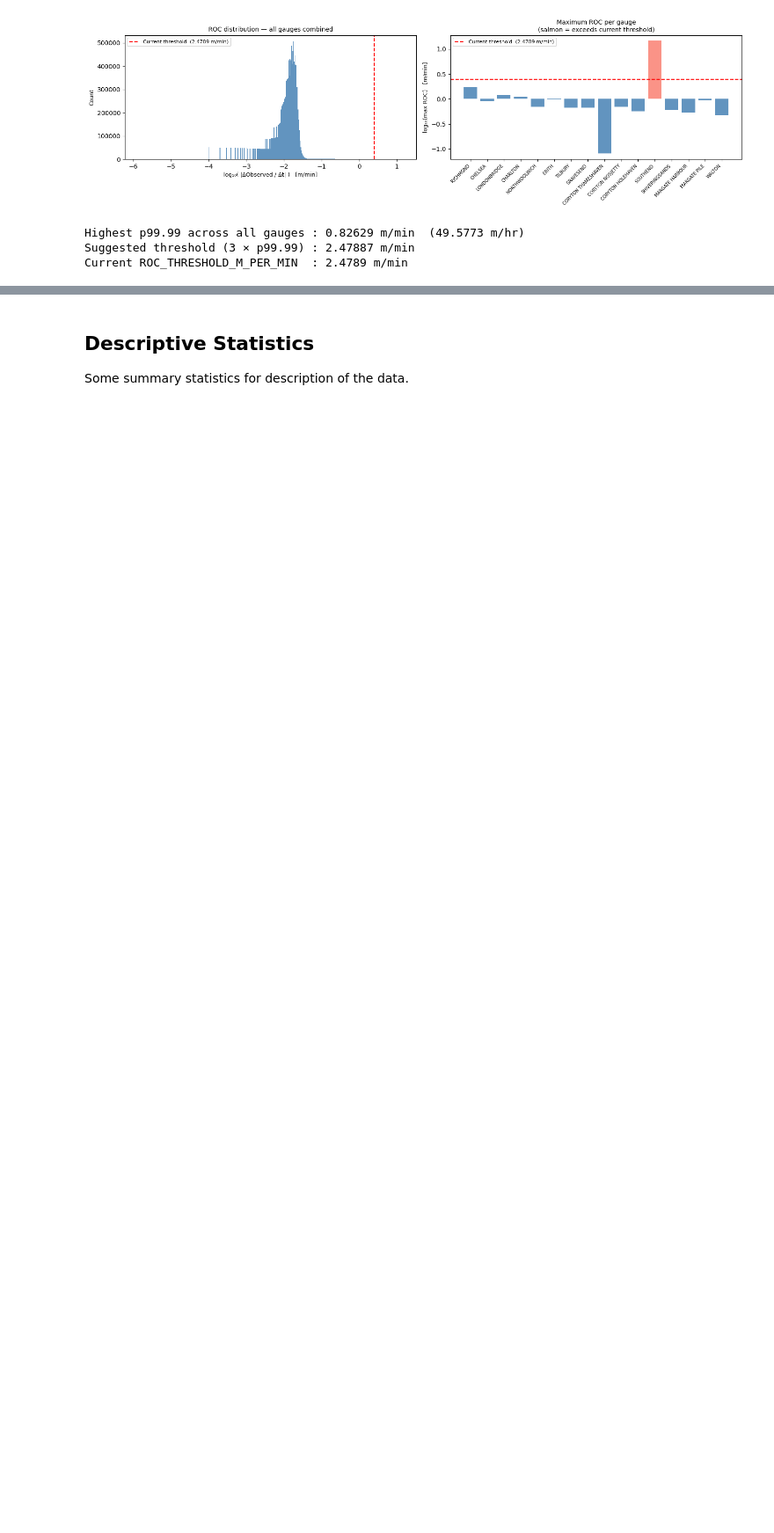
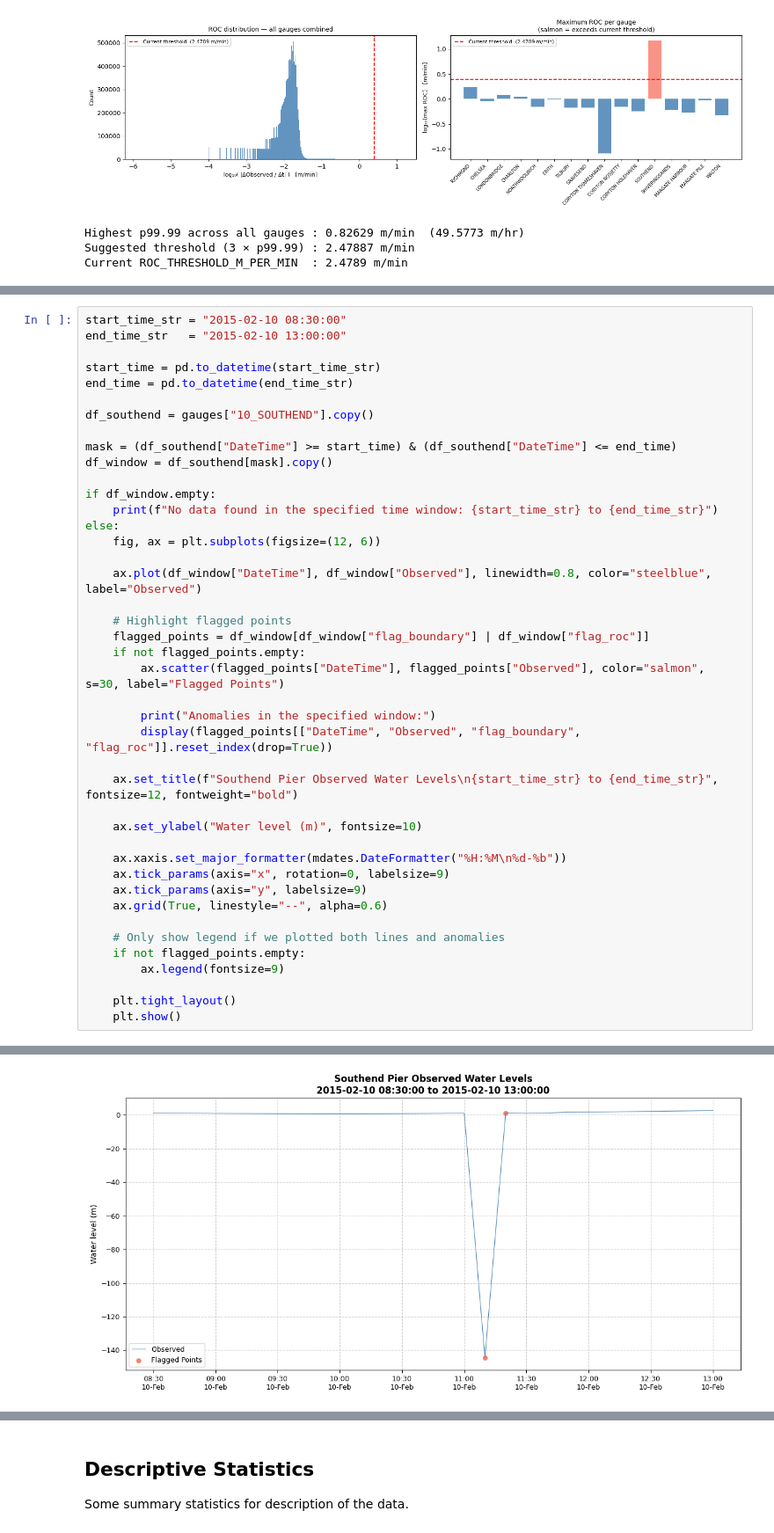
Before and after one commit to Almapian/TML, a Jupyter notebook: EDA/gauge_ts.ipynb, the cells around one changed output, grey strips where cells are left out. Shown at 88% size. Drawn from its saved outputs; the diff is of its cells as text; blank space fills up the shorter version.

```diff
--- a/EDA/gauge_ts.ipynb
+++ b/EDA/gauge_ts.ipynb
@@ -362,0 +367,43 @@ Current ROC_THRESHOLD_M_PER_MIN  : 2.4789 m/min
+# %%
+start_time_str = "2015-02-10 08:30:00"
+end_time_str   = "2015-02-10 13:00:00"
+
+start_time = pd.to_datetime(start_time_str)
+end_time = pd.to_datetime(end_time_str)
+
+df_southend = gauges["10_SOUTHEND"].copy()
+
+mask = (df_southend["DateTime"] >= start_time) & (df_southend["DateTime"] <= end_time)
+df_window = df_southend[mask].copy()
+
+if df_window.empty:
+    print(f"No data found in the specified time window: {start_time_str} to {end_time_str}")
+else:
+    fig, ax = plt.subplots(figsize=(12, 6))
+
+    ax.plot(df_window["DateTime"], df_window["Observed"], linewidth=0.8, color="steelblue", label="Observed")
+
+    # Highlight flagged points
+    flagged_points = df_window[df_window["flag_boundary"] | df_window["flag_roc"]]
+    if not flagged_points.empty:
+        ax.scatter(flagged_points["DateTime"], flagged_points["Observed"], color="salmon", s=30, label="Flagged Points")
+
+        print("Anomalies in the specified window:")
+        display(flagged_points[["DateTime", "Observed", "flag_boundary", "flag_roc"]].reset_index(drop=True))
+
+    ax.set_title(f"Southend Pier Observed Water Levels\n{start_time_str} to {end_time_str}", fontsize=12, fontweight="bold")
+
+    ax.set_ylabel("Water level (m)", fontsize=10)
+
+    ax.xaxis.set_major_formatter(mdates.DateFormatter("%H:%M\n%d-%b"))
+    ax.tick_params(axis="x", rotation=0, labelsize=9)
+    ax.tick_params(axis="y", labelsize=9)
+    ax.grid(True, linestyle="--", alpha=0.6)
+
+    # Only show legend if we plotted both lines and anomalies
+    if not flagged_points.empty:
+        ax.legend(fontsize=9)
+
+    plt.tight_layout()
+    plt.show()
+# %% [output]
@@ -362,0 +414 @@ Current ROC_THRESHOLD_M_PER_MIN  : 2.4789 m/min
+[figure, added]
```
Also changed, not shown: parts of 4 cells of this notebook, 3 other files.
